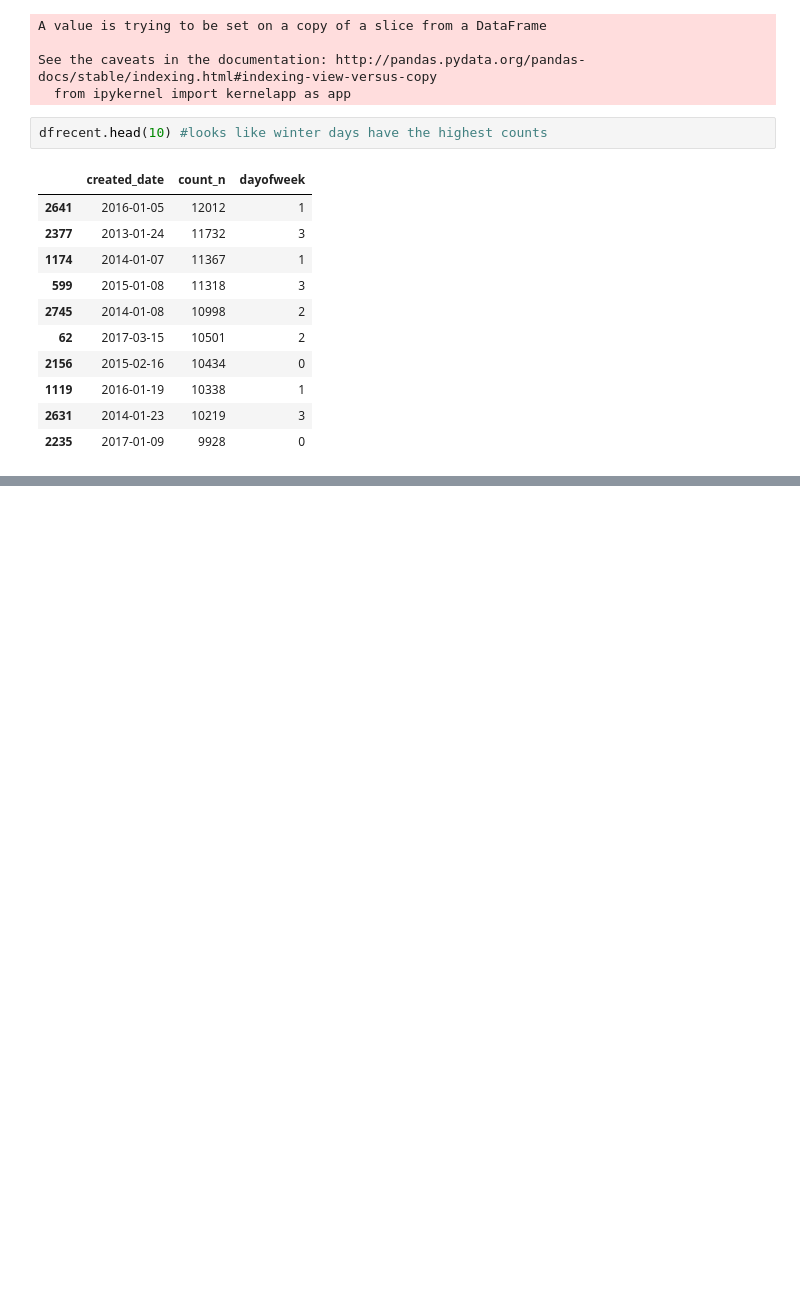
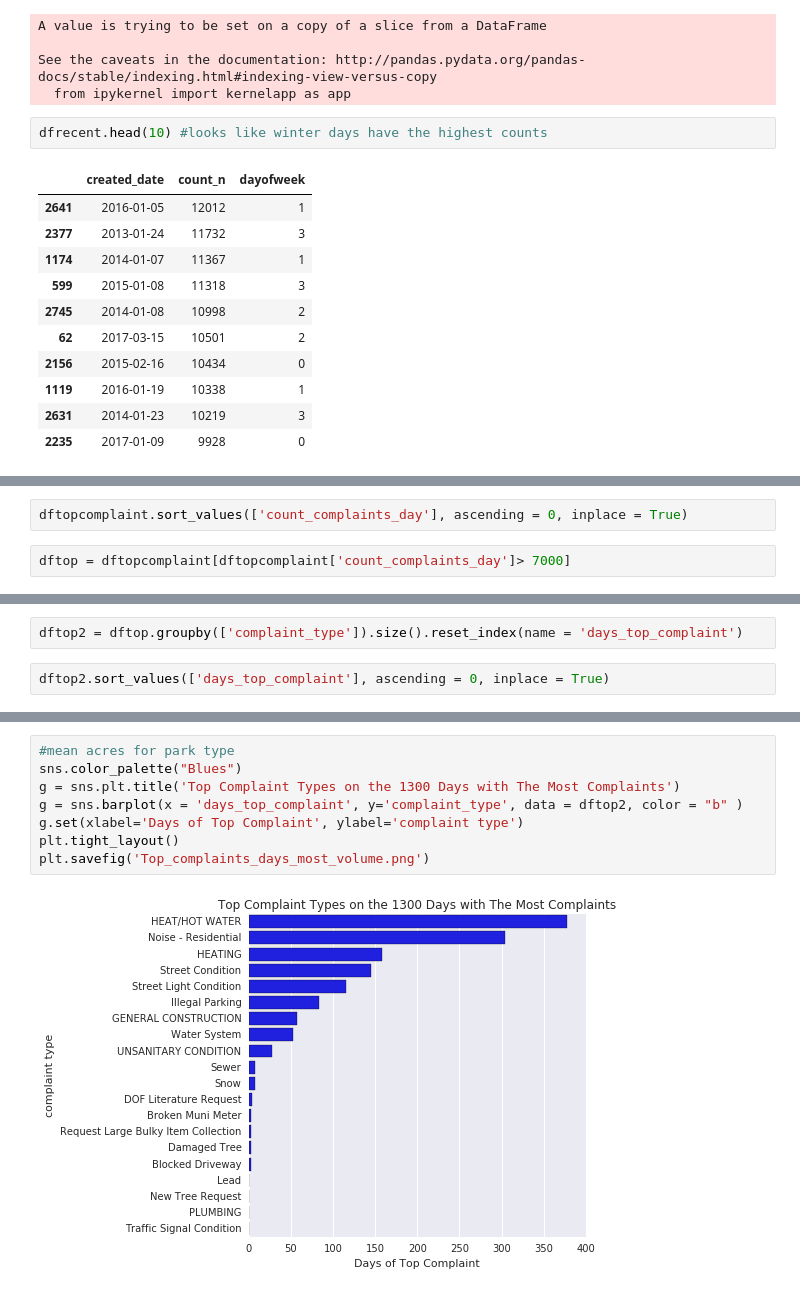
Before and after one commit to stephgline/open_data_challenge, a Jupyter notebook: weather_data_challenge.ipynb, the cells around one changed output, grey strips where cells are left out. Saved outputs shown, nothing was run; the diff lists cells and outputs as text; blank space fills up the shorter version.

Commit message:
more figures

```diff
--- a/weather_data_challenge.ipynb
+++ b/weather_data_challenge.ipynb
@@ -199,0 +258,4 @@ df
+# %%
+dftopcomplaint.sort_values(['count_complaints_day'], ascending = 0, inplace = True)
+# %%
+dftop = dftopcomplaint[dftopcomplaint['count_complaints_day']> 7000]
@@ -199,0 +275,4 @@ df
+# %%
+dftop2 = dftop.groupby(['complaint_type']).size().reset_index(name = 'days_top_complaint')
+# %%
+dftop2.sort_values(['days_top_complaint'], ascending = 0, inplace = True)
@@ -199,0 +288,10 @@ df
+# %%
+#mean acres for park type
+sns.color_palette("Blues")
+g = sns.plt.title('Top Complaint Types on the 1300 Days with The Most Complaints')
+g = sns.barplot(x = 'days_top_complaint', y='complaint_type', data = dftop2, color = "b" )
+g.set(xlabel='Days of Top Complaint', ylabel='complaint type')
+plt.tight_layout()
+plt.savefig('Top_complaints_days_most_volume.png')
+# %% [output]
+[figure, added]
```
Also changed, not shown: parts of 15 cells of this notebook, 1 other file.
